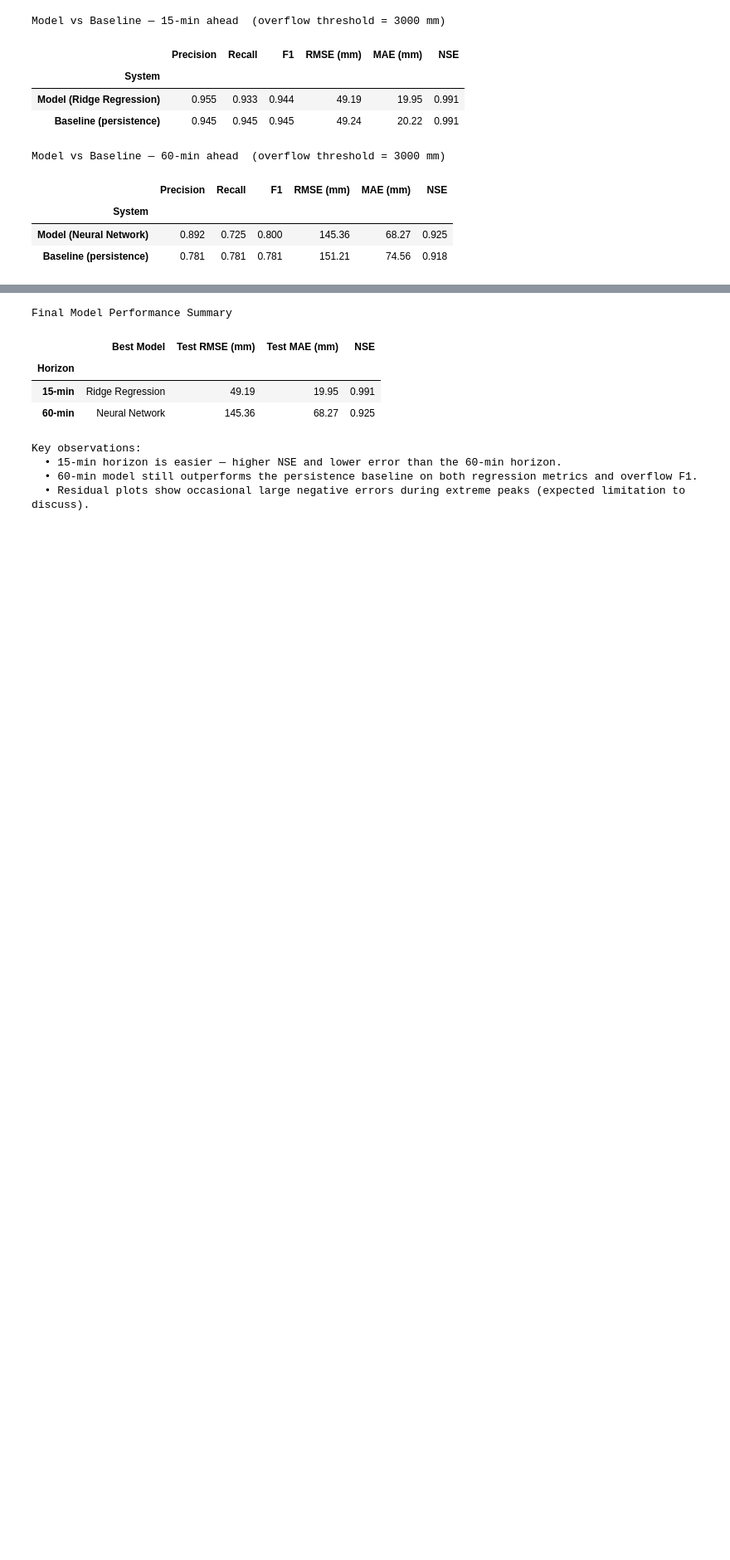
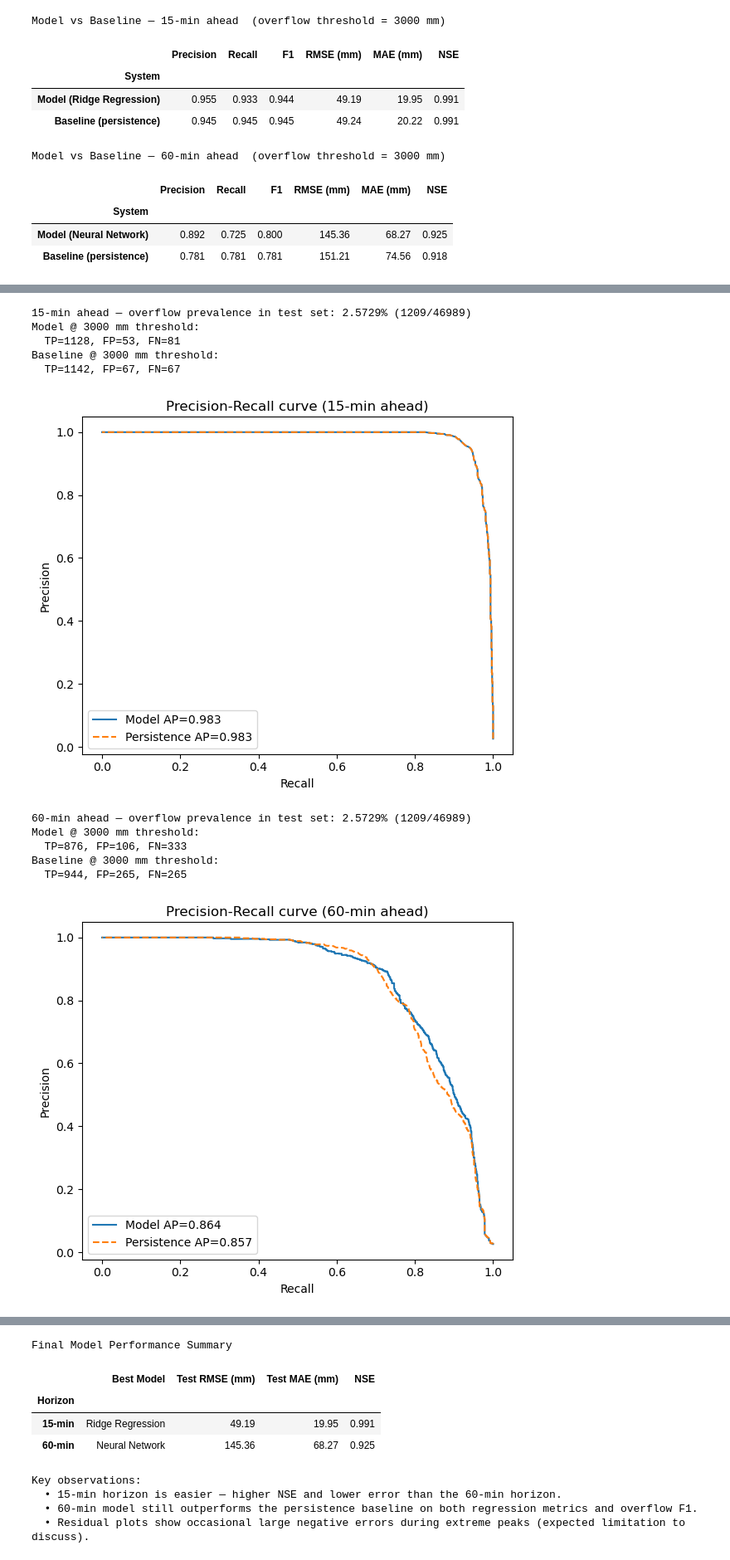
Before and after one commit to miirage-exe/overflow-prediction, a Jupyter notebook: project.ipynb, the cells around one changed output, grey strips where cells are left out. Shown at 83% size. Saved outputs shown, nothing was run; the diff lists cells and outputs as text; code cells hidden in the pictures; blank space fills up the shorter version.

Commit message:
added class imbalance

```diff
--- a/project.ipynb
+++ b/project.ipynb
@@ -1250,3 +1256,58 @@ Model vs Baseline — 60-min ahead  (overflow threshold = 3000 mm)
+# %%
+from sklearn.metrics import precision_recall_curve, average_precision_score
+
+def imbalance_diagnostics(y_true_cont, y_pred_cont, baseline_cont, horizon_label):
+    y_true_cls = (np.asarray(y_true_cont) > OVERFLOW_THRESHOLD).astype(int)
+    y_pred_cls = (np.asarray(y_pred_cont) > OVERFLOW_THRESHOLD).astype(int)
+    baseline_cls = (np.asarray(baseline_cont) > OVERFLOW_THRESHOLD).astype(int)
+
+    event_rate = y_true_cls.mean()
+    print(f"\n{horizon_label} — overflow prevalence in test set: {event_rate:.4%} ({y_true_cls.sum()}/{len(y_true_cls)})")
+
+    model_precision, model_recall, _ = precision_recall_curve(y_true_cls, np.asarray(y_pred_cont))
+    base_precision, base_recall, _ = precision_recall_curve(y_true_cls, np.asarray(baseline_cont))
+    model_ap = average_precision_score(y_true_cls, np.asarray(y_pred_cont))
+    base_ap = average_precision_score(y_true_cls, np.asarray(baseline_cont))
+
+    # Fixed 3000 mm rule, shown as TP/FP/FN for easier operational reading.
+    tp_m = int(((y_pred_cls == 1) & (y_true_cls == 1)).sum())
+    fp_m = int(((y_pred_cls == 1) & (y_true_cls == 0)).sum())
+    fn_m = int(((y_pred_cls == 0) & (y_true_cls == 1)).sum())
+
+    tp_b = int(((baseline_cls == 1) & (y_true_cls == 1)).sum())
+    fp_b = int(((baseline_cls == 1) & (y_true_cls == 0)).sum())
+    fn_b = int(((baseline_cls == 0) & (y_true_cls == 1)).sum())
+
+    print("Model @ 3000 mm threshold:")
+    print(f"  TP={tp_m}, FP={fp_m}, FN={fn_m}")
+    print("Baseline @ 3000 mm threshold:")
+    print(f"  TP={tp_b}, FP={fp_b}, FN={fn_b}")
+
+    plt.figure(figsize=(6, 5))
+    plt.plot(model_recall, model_precision, label=f"Model AP={model_ap:.3f}")
+    plt.plot(base_recall, base_precision, linestyle='--', label=f"Persistence AP={base_ap:.3f}")
+    plt.xlabel('Recall')
+    plt.ylabel('Precision')
+    plt.title(f'Precision-Recall curve ({horizon_label})')
+    plt.legend()
+    plt.tight_layout()
+    plt.show()
+
+imbalance_diagnostics(y_test_15.values, preds_15[best_name_15], baseline_predictions_test_15, '15-min ahead')
+imbalance_diagnostics(y_test_60.values, preds_60[best_name_60], baseline_predictions_test_60, '60-min ahead')
+# %% [output]
+15-min ahead — overflow prevalence in test set: 2.5729% (1209/46989)
+Model @ 3000 mm threshold:
+  TP=1128, FP=53, FN=81
+Baseline @ 3000 mm threshold:
+  TP=1142, FP=67, FN=67
+[figure, added]
+60-min ahead — overflow prevalence in test set: 2.5729% (1209/46989)
+Model @ 3000 mm threshold:
+  TP=876, FP=106, FN=333
+Baseline @ 3000 mm threshold:
+  TP=944, FP=265, FN=265
+[figure, added]
 # %% [markdown]
 ## Key Findings
 
```
Also changed, not shown: parts of 7 cells of this notebook.
